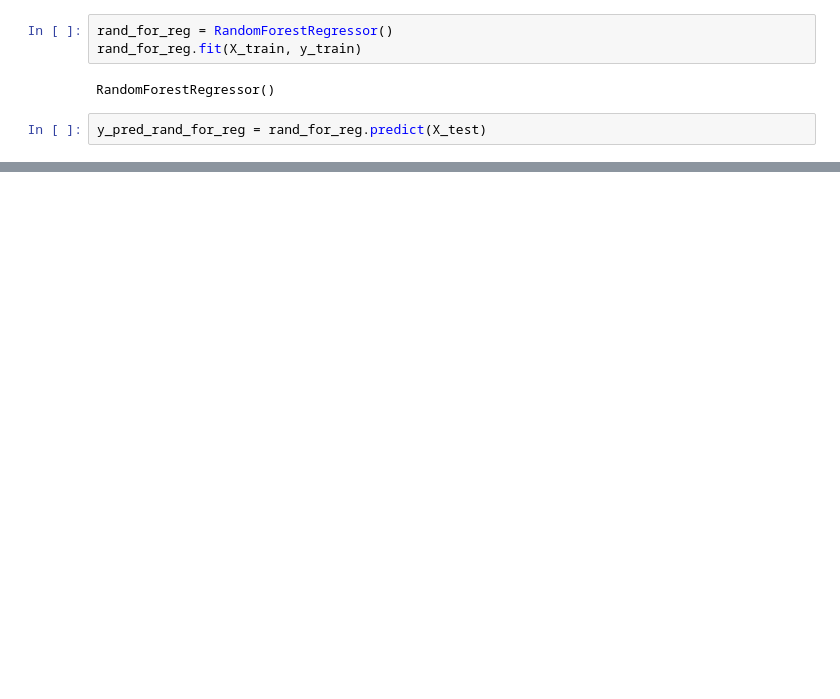
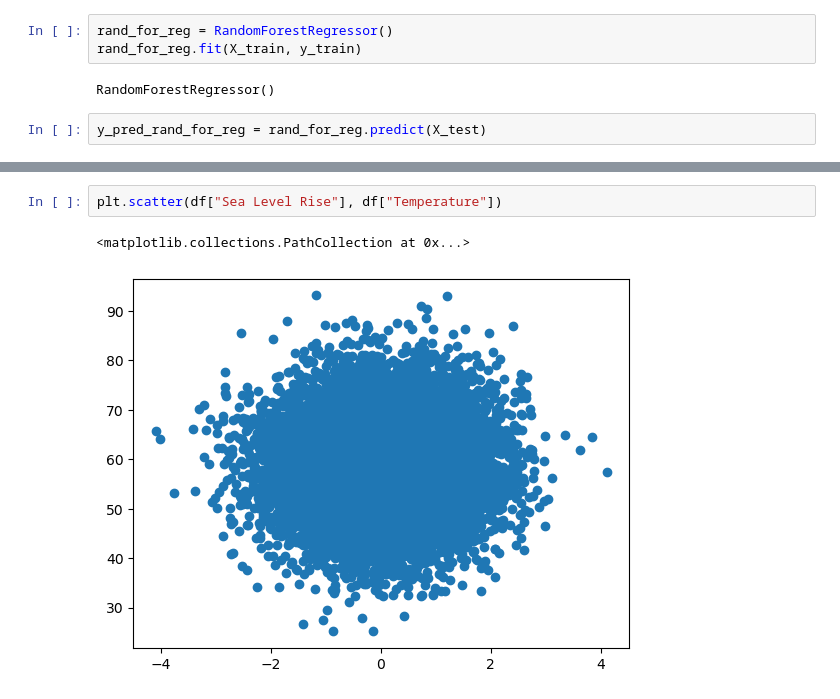
Before and after one commit to totallythemayor/STAT4185_Final_Project, a Jupyter notebook: main.ipynb, the cells around one changed output, grey strips where cells are left out. Cells and saved outputs as stored; diff of their text form; blank space fills up the shorter version.

```diff
--- a/main.ipynb
+++ b/main.ipynb
@@ -226,0 +248,5 @@ Root Mean Squared Error: 9.43646297149636
+# %%
+plt.scatter(df["Sea Level Rise"], df["Temperature"])
+# %% [output]
+<matplotlib.collections.PathCollection at 0x...>
+[figure, added]
```
Also changed, not shown: parts of 11 cells of this notebook.
